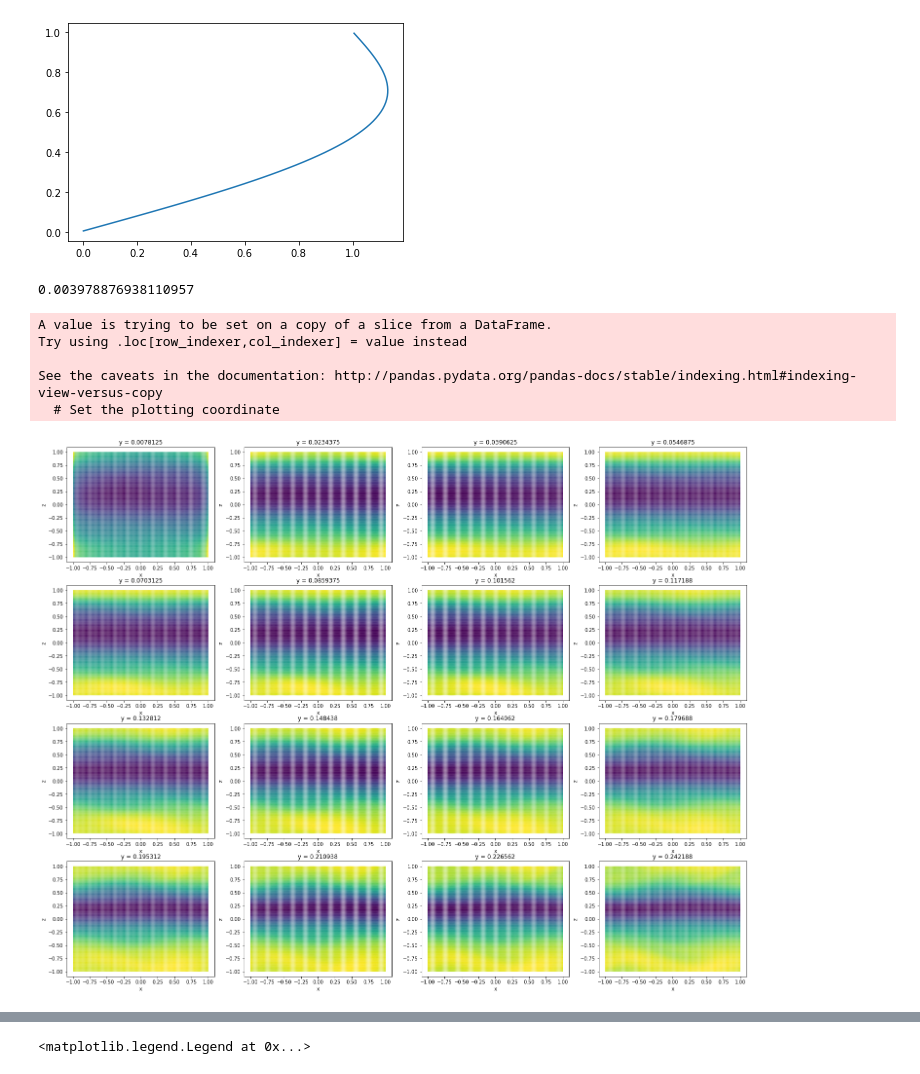
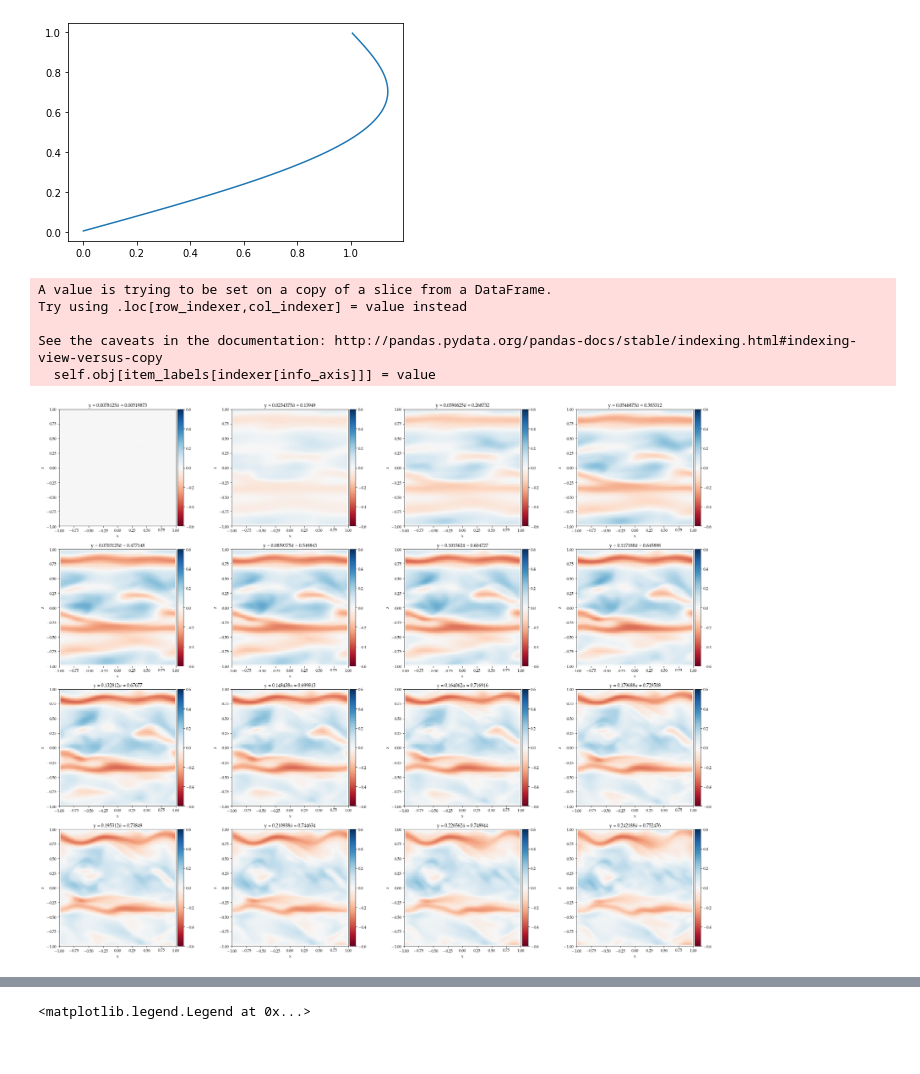
Before and after one commit to DeikeLab/jiarongw-postprocessing, a Jupyter notebook: turbulence/turbulence.ipynb, the cells around one changed output, grey strips where cells are left out. Saved outputs shown, nothing was run; the diff lists cells and outputs as text; code cells hidden in the pictures.

Commit message:
End of Sept. 15th. In the middle of figuring out turbulent fluctuation and gather linear growth rate.

```diff
--- a/turbulence/turbulence.ipynb
+++ b/turbulence/turbulence.ipynb
@@ -19,9 +20,9 @@ https://stackoverflow.com/questions/43217916/pandas-data-precision
 # %%
 pd.set_option("display.precision", 8)
 os.chdir('/home/jiarong/research/projects/turbulence/preliminary_cluster/RE_compare/RE4000start10end250')
-(field, tset, ptnum) = pickle.load( open( "ensemble", "rb" ) )
+(fieldset, tset, ptnum) = pickle.load( open( "ensemble", "rb" ) )
 # %%
-Stat1 = TurStat(field, tset)
+Stat1 = TurStat(fieldset, tset)
 Stat1.ensemble_aver()
 Stat1.field_en_aver = Stat1.field_en_aver.sort_values(by = ['y'])
 from Slicing import Slicing
@@ -42,4 +40,0 @@ plt.plot(ux_aver, slicer_en_aver.grid_set)
-# %%
-0.025/(2*3.14159)
-# %% [output]
-0.003978876938110957
@@ -46,19 +46,25 @@ plt.plot(ux_aver, slicer_en_aver.grid_set)
 # %%
 # Test plotting fluctuation
 # Where is the colorbar? fieldmax and min?
+os.chdir('/home/jiarong/research/projects/turbulence/preliminary_cluster/test2_stopforcing')
+filename = './field_direct%g' % 182
+field = readin(filename)
 grid = (4, 4)
-fig1, ax1 = plt.subplots(ncols=grid[1], nrows=grid[0], figsize = [25,20])
+fig1, ax1 = plt.subplots(ncols=grid[1], nrows=grid[0], figsize = [30,25])
 ax = ax1.flatten()
 field = field.sort_values(by = ['y'])
 slicer = Slicing(field, dimension = 3)
+slicer.get_grid_set('y')
+y_set = slicer.grid_set
 for i, y in enumerate(y_set):
     if (i<16) :
-        slicer.plot_fluctuation(ax[i], 'y', y, header = 'u.x', dotsize = 1)
-        ax[i].set_title('y = %g' %y)
+        slicer.slice_plot(ax[i], 'y', y, header = 'u.x', fluc = True, fixedrange = [-0.6, 0.6], plotscatter = False)
+        (aver,fluc,number) = slicer.statistics('y', y, header = 'u.x')
+        ax[i].set_title('y = %g' %y + r' $\bar{u}$ = %g' %aver)
 # %% [output]
 A value is trying to be set on a copy of a slice from a DataFrame.
 Try using .loc[row_indexer,col_indexer] = value instead
 
 See the caveats in the documentation: http://pandas.pydata.org/pandas-docs/stable/indexing.html#indexing-view-versus-copy
-  # Set the plotting coordinate
+  self.obj[item_labels[indexer[info_axis]]] = value
-[figure, old version]
+[figure, new version]
```
Also changed, not shown: parts of 4 cells of this notebook, 5 other files.
